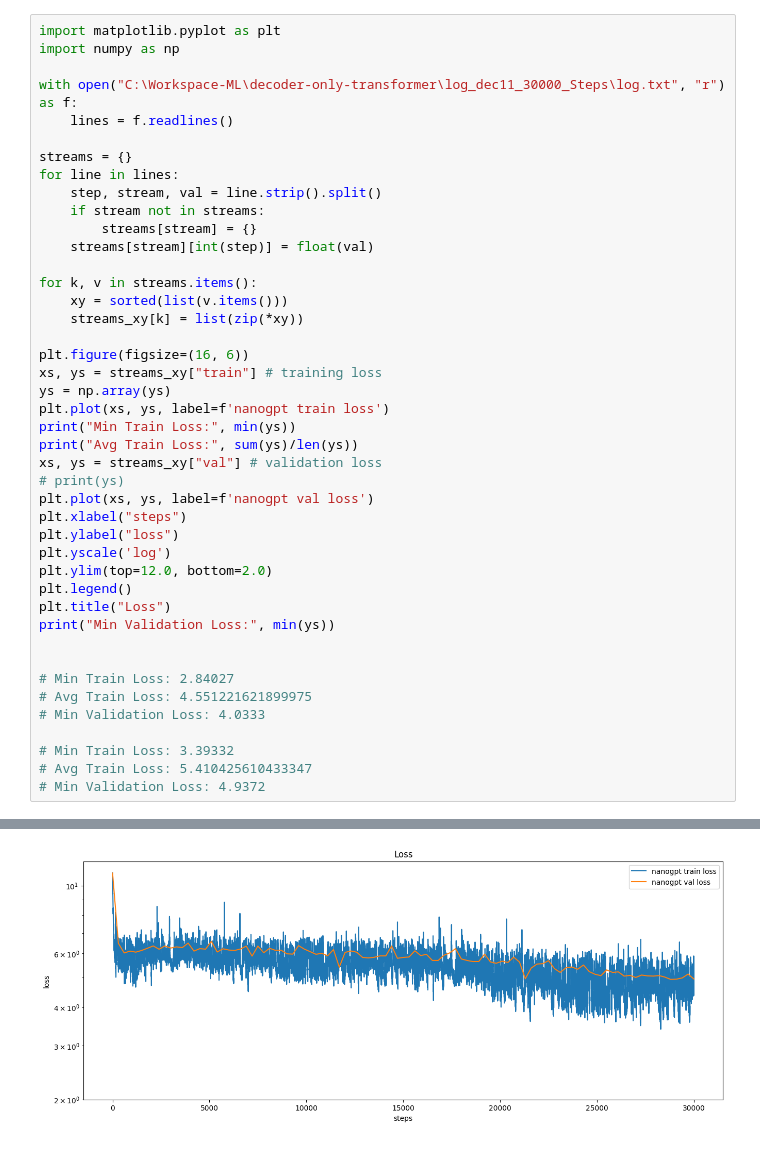
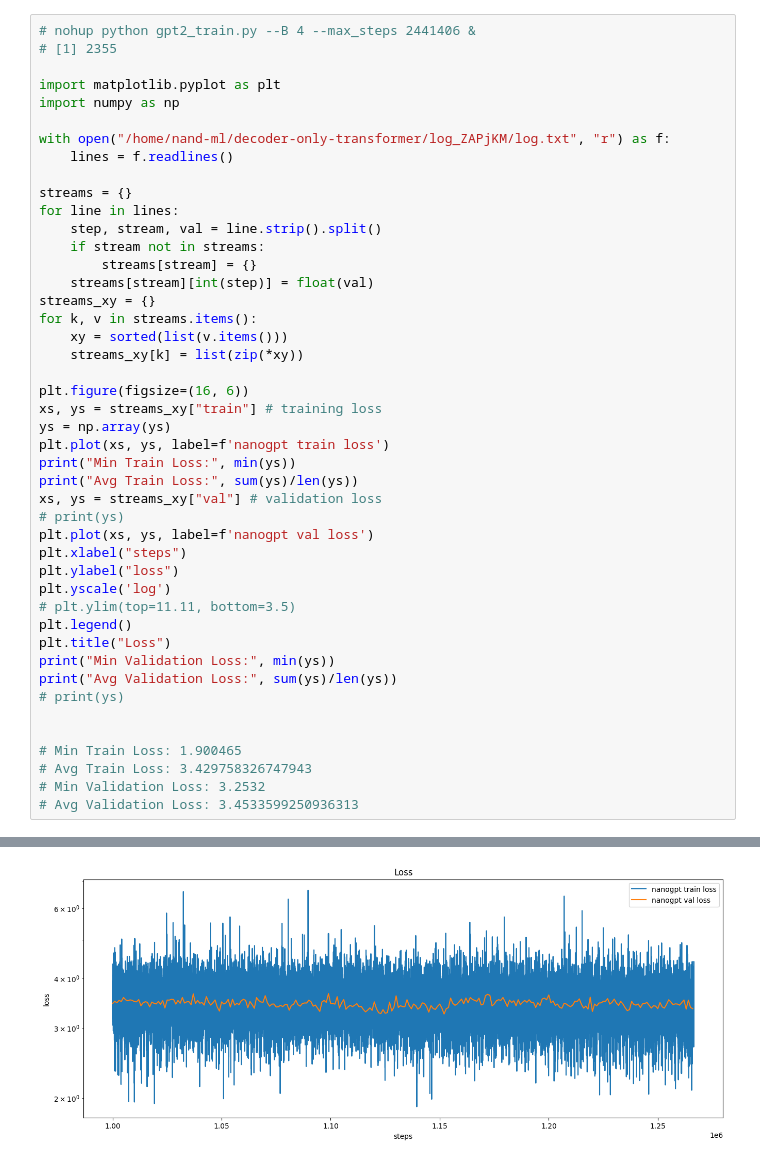
Before and after one commit to Nandkishore51999/decoder-only-transformer, a Jupyter notebook: gpt2_observations.ipynb, the cells around one changed output, grey strips where cells are left out. Saved outputs shown, nothing was run; the diff lists cells and outputs as text.

Commit message:
Add compare multiple logs from diff model steps

```diff
--- a/gpt2_observations.ipynb
+++ b/gpt2_observations.ipynb
@@ -1,8 +1,11 @@
 # %%
+# nohup python gpt2_train.py --B 4 --max_steps 2441406 &
+# [1] 2355
+
 import matplotlib.pyplot as plt
 import numpy as np
 
-with open("C:\Workspace-ML\decoder-only-transformer\log_dec11_30000_Steps\log.txt", "r") as f:
+with open("/home/nand-ml/decoder-only-transformer/log_ZAPjKM/log.txt", "r") as f:
     lines = f.readlines()
 
 streams = {}
@@ -11,7 +14,7 @@ for line in lines:
     if stream not in streams:
         streams[stream] = {}
     streams[stream][int(step)] = float(val)
-
+streams_xy = {}
 for k, v in streams.items():
     xy = sorted(list(v.items()))
     streams_xy[k] = list(zip(*xy))
@@ -28,17 +31,16 @@ plt.plot(xs, ys, label=f'nanogpt val loss')
 plt.xlabel("steps")
 plt.ylabel("loss")
 plt.yscale('log')
-plt.ylim(top=12.0, bottom=2.0)
+# plt.ylim(top=11.11, bottom=3.5)
 plt.legend()
 plt.title("Loss")
 print("Min Validation Loss:", min(ys))
+print("Avg Validation Loss:", sum(ys)/len(ys))
+# print(ys)
 
 
-# Min Train Loss: 2.84027
-# Avg Train Loss: 4.551221621899975
-# Min Validation Loss: 4.0333
-
-# Min Train Loss: 3.39332
-# Avg Train Loss: 5.410425610433347
-# Min Validation Loss: 4.9372
+# Min Train Loss: 1.900465
+# Avg Train Loss: 3.429758326747943
+# Min Validation Loss: 3.2532
+# Avg Validation Loss: 3.4533599250936313
 # %% [output]
@@ -48,4 +51,4 @@ Min Validation Loss: 4.9372
-[figure, old version]
+[figure, new version]
 # %%
 
 # Panel 2: HellaSwag eval
```
Also changed, not shown: parts of 3 cells of this notebook.
